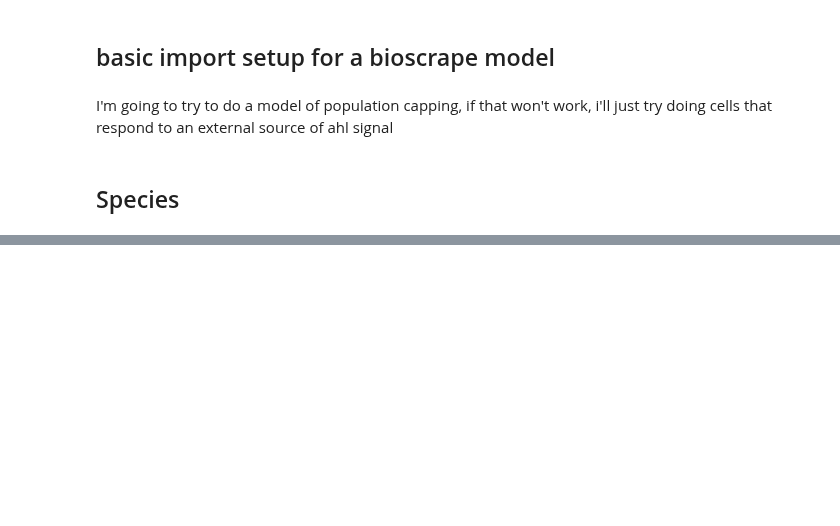
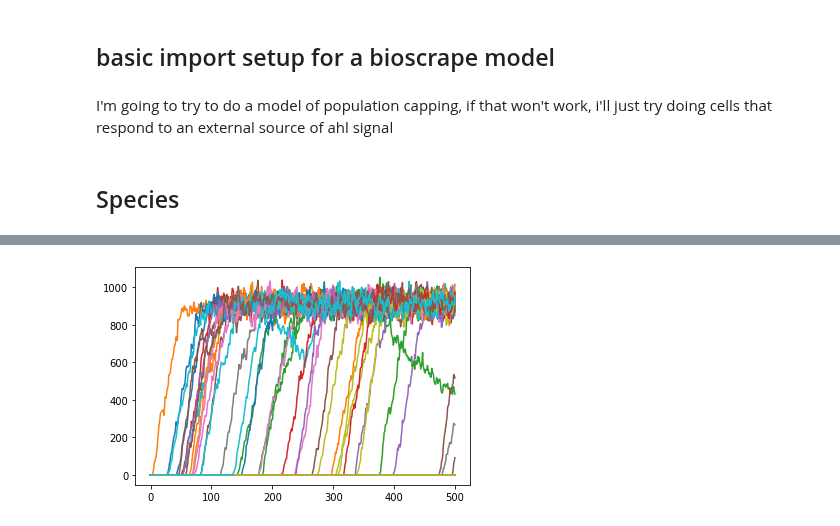
Before and after one commit to geezerbriefs/xpspython, a Jupyter notebook: simulation/pop cap bioscrape.ipynb, the cells around one changed output, grey strips where cells are left out. Saved outputs shown, nothing was run; the diff lists cells and outputs as text; code cells hidden in the pictures; blank space fills up the shorter version.

```diff
--- a/simulation/pop cap bioscrape.ipynb
+++ b/simulation/pop cap bioscrape.ipynb
@@ -111,0 +107,23 @@ plt.legend()
+# %%
+#Switching to Stochastic Simulation is easy!
+Results_stoch = py_simulate_model(timepoints, Model = M, stochastic = True) #py_simulate_model takes care of all other objects for you
+
+#Instantiate the Model [The only object must of us will care about]
+M = Model(species = species, reactions = reactions, parameters = params, initial_condition_dict = x0)
+
+
+#Simulate the Model
+
+timepoints = np.linspace(0, 500, 500)
+
+
+#Change the degredation rate of X, T, and S all at once
+degs = np.linspace(0, 10000, 100)
+
+for d in degs:
+    M.set_parameter("ahldeg", d) #It much more efficient to change model paramters than re-instantiate new models
+    Results_stoch = py_simulate_model(timepoints, Model = M, stochastic = True) #py_simulate_model takes care of all other objects for you
+
+    plt.plot(timepoints, Results_stoch["GFP"], label = "GFP")
+# %% [output]
+[figure, added]
```
Also changed, not shown: parts of 12 cells of this notebook, 3 other files.
